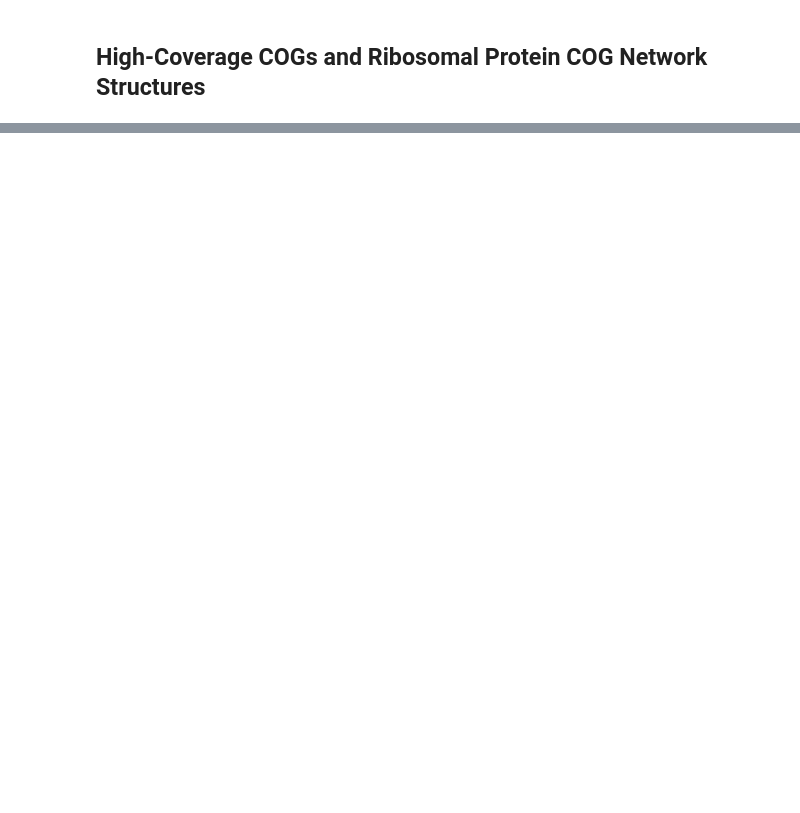
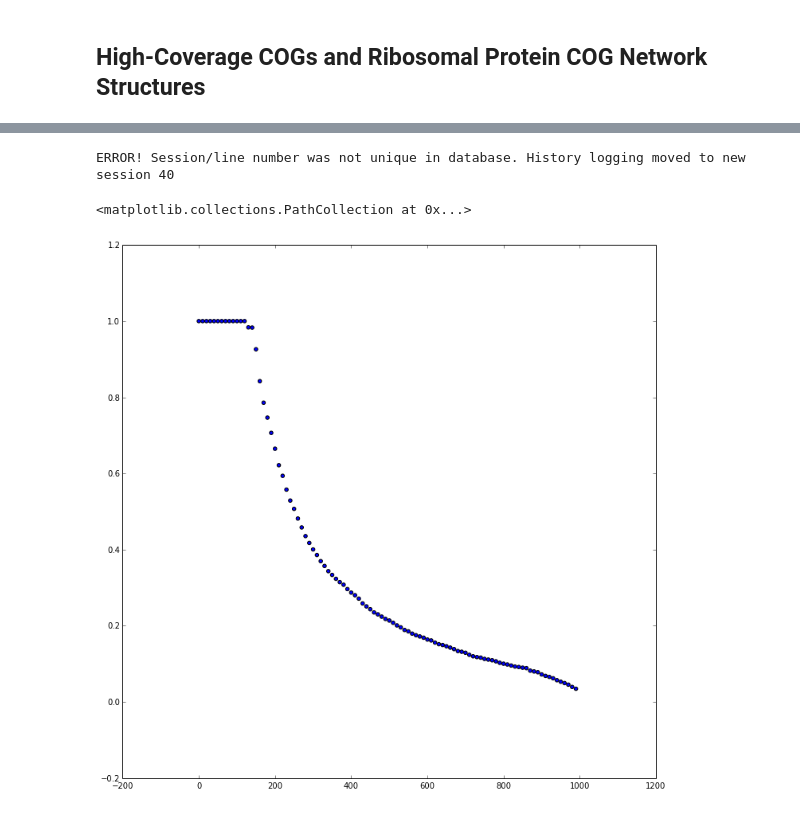
Before and after one commit to mananshah99/graph-embeddings, a Jupyter notebook: cog-tests/cog_visualizations_2.ipynb, the cells around one changed output, grey strips where cells are left out. Drawn from its saved outputs; the diff is of its cells as text; code cells hidden in the pictures; blank space fills up the shorter version.

```diff
--- a/cog-tests/cog_visualizations_2.ipynb
+++ b/cog-tests/cog_visualizations_2.ipynb
@@ -59,0 +90,11 @@ association_mapping['COG0197'][1]
+# %%
+x = [10 * i for i in range(0, 100)]
+y = [len([i for i in association_mapping['COG0197'] if i[1] >= j]) * 1. / len(h) for j in x]
+
+plt.scatter(x, y)
+#over800 = [i for i in association_mapping['COG0197'] if i[1] >= 800]
+#(len(over800) * 1.) / len(h)
+# %% [output]
+ERROR! Session/line number was not unique in database. History logging moved to new session 40
+<matplotlib.collections.PathCollection at 0x...>
+[figure, added]
```
Also changed, not shown: parts of 6 cells of this notebook.
